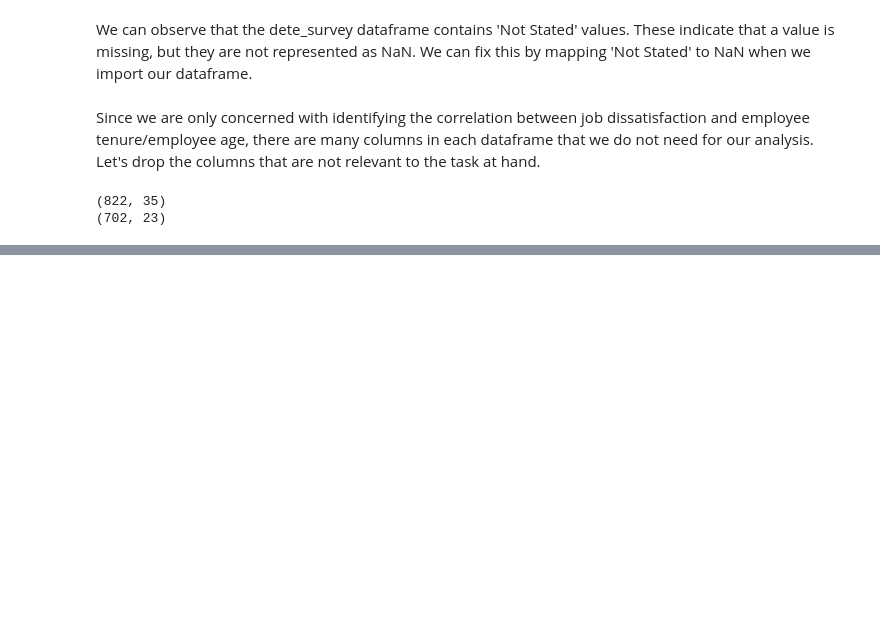
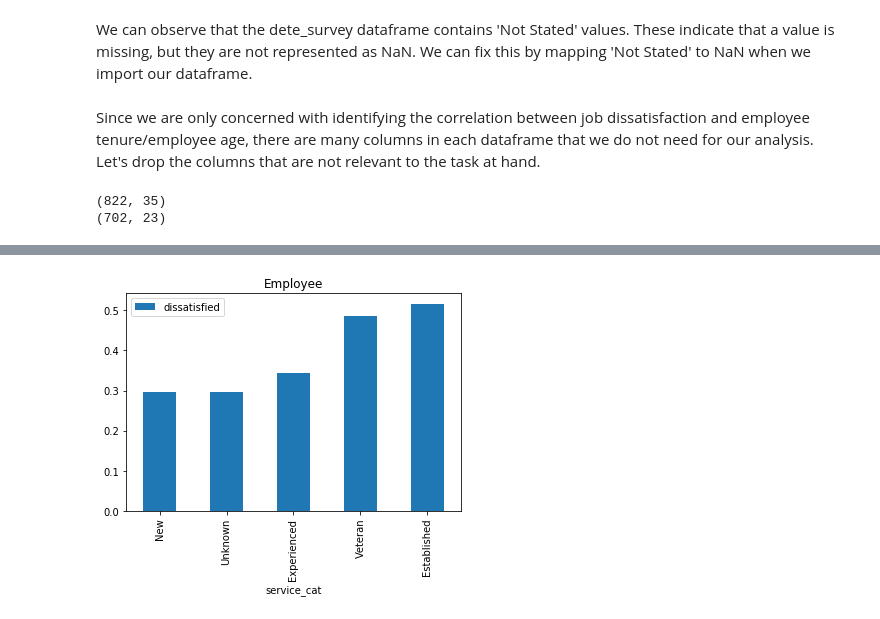
Before and after one commit to cfrisby/DataQuest_Projects, a Jupyter notebook: Clean and Analyze Employee Exit Surveys/Employee_Exit_Surveys.ipynb, the cells around one changed output, grey strips where cells are left out. Drawn from its saved outputs; the diff is of its cells as text; code cells hidden in the pictures; blank space fills up the shorter version.

Commit message:
Completed analysis of employee tenure and dissatisfaction

```diff
--- a/Clean and Analyze Employee Exit Surveys/Employee_Exit_Surveys.ipynb
+++ b/Clean and Analyze Employee Exit Surveys/Employee_Exit_Surveys.ipynb
@@ -141,0 +534,15 @@ print(tafe_survey_updated.shape)
+# %%
+# Function to categorize an employee based on number of years served
+def categorize_years(years):
+    if pd.isnull(years):
+        return "Unknown"
+    elif years < 3.0:
+        return "New"
+    elif 3.0 <= years <= 6.0:
+        return "Experienced"
+    elif 7.0 <= years <= 10:
+        return "Established"
+    else:
+        return "Veteran"
+# %%
+combined_updated['service_cat'] = combined_updated['institute_service'].apply(categorize_years)
@@ -141,0 +575,2 @@ print(tafe_survey_updated.shape)
+# %%
+combined_updated['dissatisfied'] = combined_updated['dissatisfied'].fillna(False)
@@ -141,0 +591,3 @@ print(tafe_survey_updated.shape)
+# %%
+pv_dissatisfied = combined_updated.pivot_table(values='dissatisfied', index='service_cat').sort_values('dissatisfied')
+pv_dissatisfied
@@ -141,0 +605,6 @@ print(tafe_survey_updated.shape)
+# %%
+pv_dissatisfied.plot(kind='bar')
+plt.title('Employee')
+plt.show()
+# %% [output]
+[figure, added]
```
Also changed, not shown: parts of 61 cells of this notebook.
